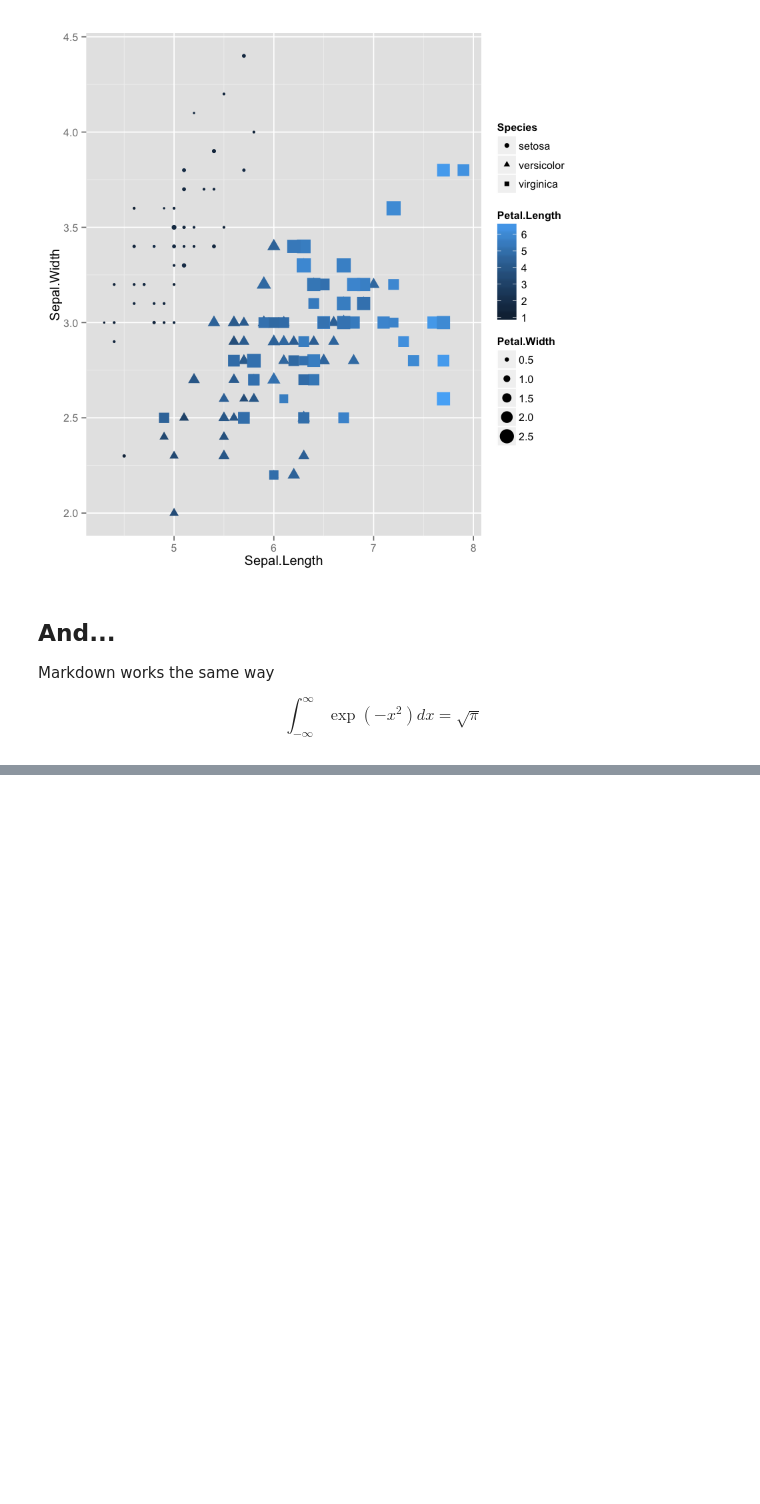
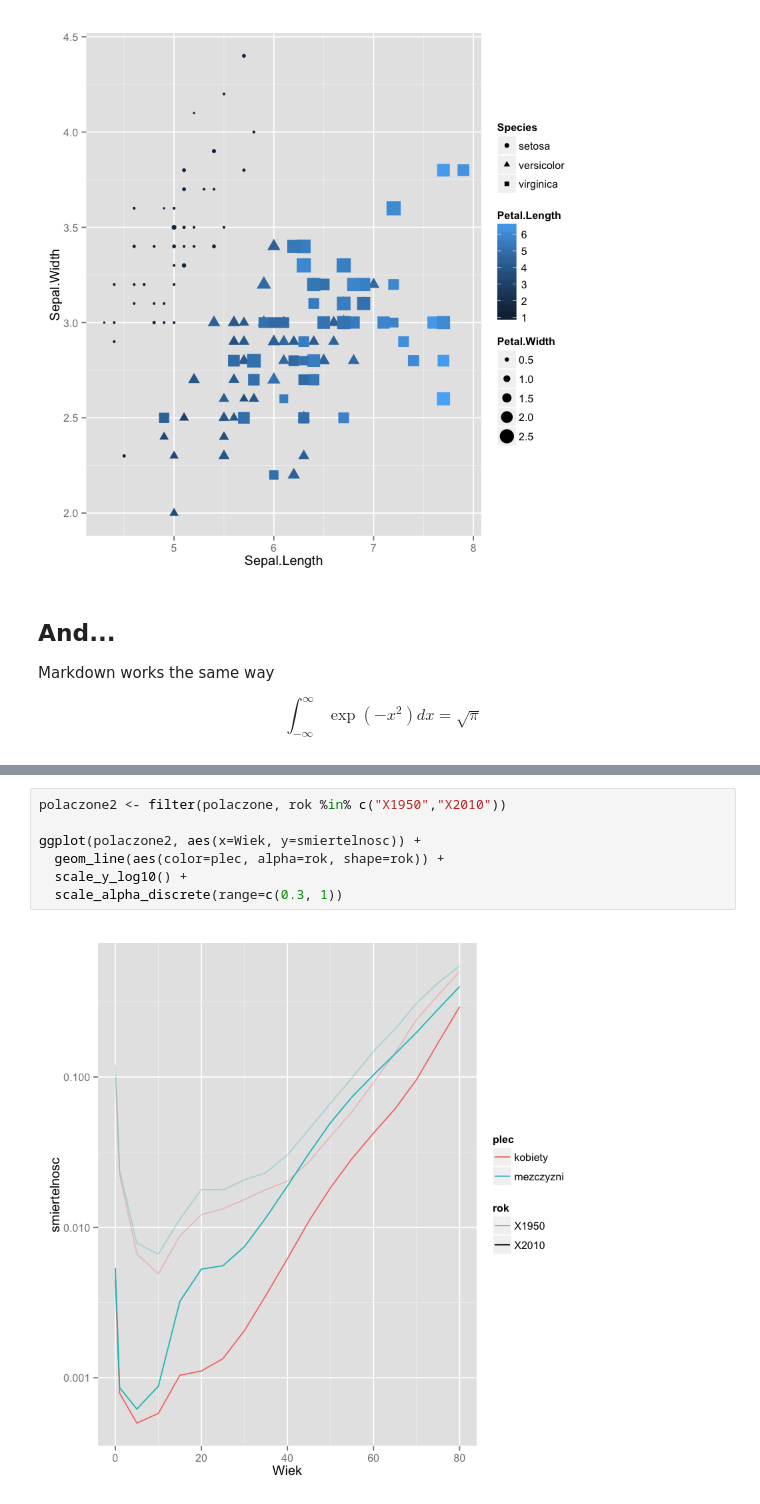
Before and after one commit to mi2-warsaw/SER, a Jupyter notebook: SER_XII/piotr_migdal_jupyter_notebook/jupyter_2_r.ipynb, the cells around one changed output, grey strips where cells are left out. Drawn from its saved outputs; the diff is of its cells as text; blank space fills up the shorter version.

```diff
--- a/SER_XII/piotr_migdal_jupyter_notebook/jupyter_2_r.ipynb
+++ b/SER_XII/piotr_migdal_jupyter_notebook/jupyter_2_r.ipynb
@@ -20,0 +69,9 @@ $$\int_{-\infty}^\infty \exp(-x^2) dx = \sqrt{\pi}$$
+# %%
+polaczone2 <- filter(polaczone, rok %in% c("X1950","X2010"))
+
+ggplot(polaczone2, aes(x=Wiek, y=smiertelnosc)) +
+  geom_line(aes(color=plec, alpha=rok, shape=rok)) +
+  scale_y_log10() +
+  scale_alpha_discrete(range=c(0.3, 1))
+# %% [output]
+[figure, added]
```
Also changed, not shown: parts of 6 cells of this notebook, 6 other files.
